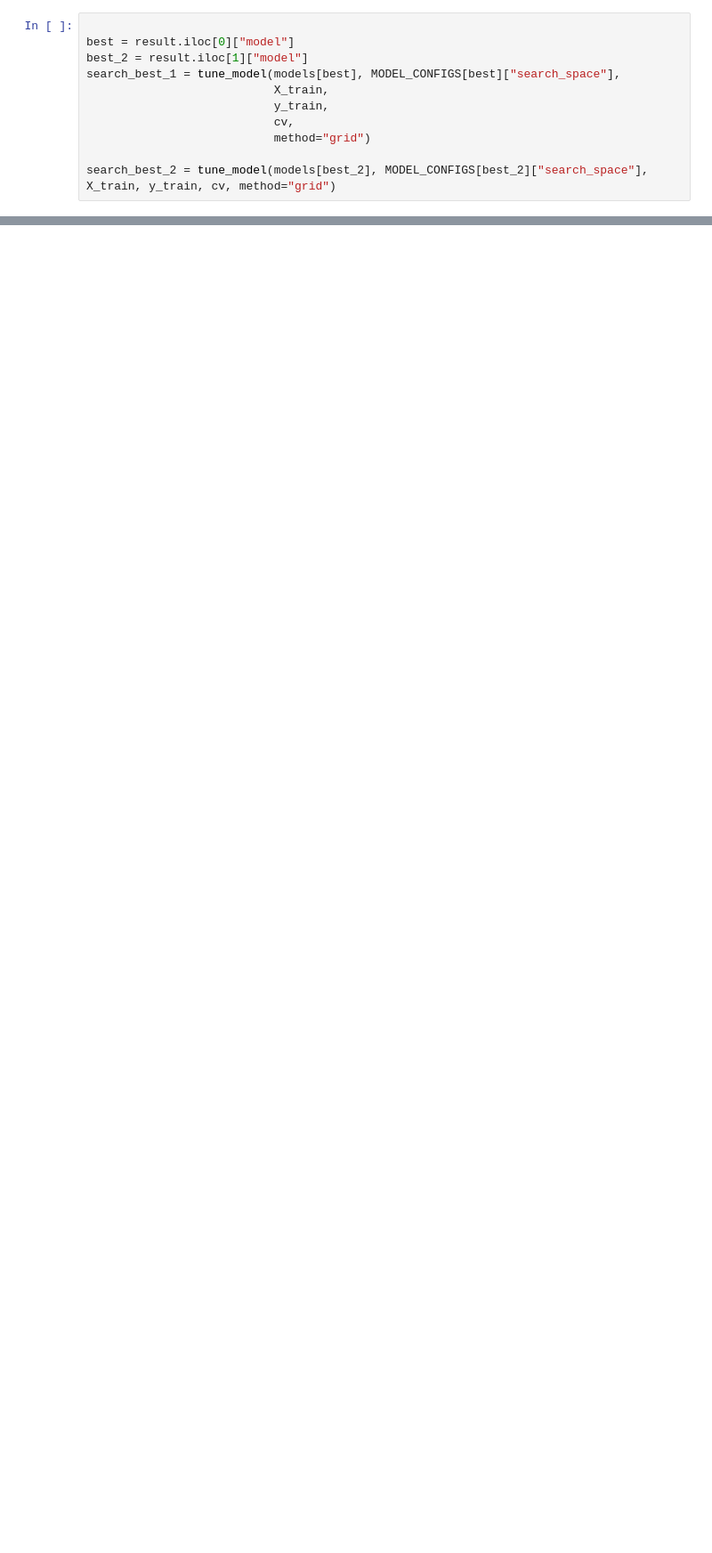
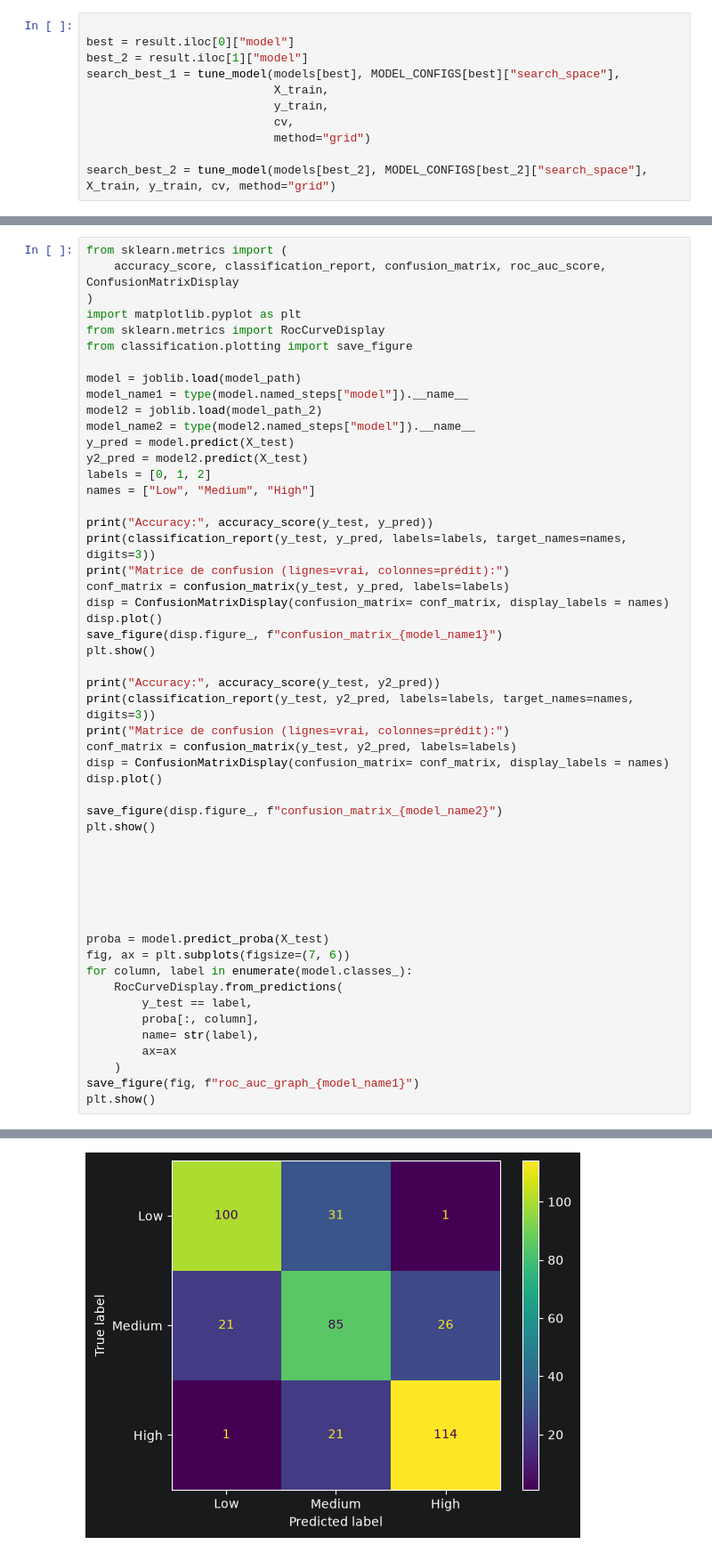
Before and after one commit to amineelhailaa/CampusEcho, a Jupyter notebook: notebooks/04_training_evaluation.ipynb, the cells around one changed output, grey strips where cells are left out. Shown at 89% size. Saved outputs shown, nothing was run; the diff lists cells and outputs as text; blank space fills up the shorter version.

```diff
--- a/notebooks/04_training_evaluation.ipynb
+++ b/notebooks/04_training_evaluation.ipynb
@@ -155,0 +68,53 @@ Matrice de confusion (lignes=vrai, colonnes=prédit):
+# %%
+from sklearn.metrics import (
+    accuracy_score, classification_report, confusion_matrix, roc_auc_score, ConfusionMatrixDisplay
+)
+import matplotlib.pyplot as plt
+from sklearn.metrics import RocCurveDisplay
+from classification.plotting import save_figure
+
+model = joblib.load(model_path)
+model_name1 = type(model.named_steps["model"]).__name__
+model2 = joblib.load(model_path_2)
+model_name2 = type(model2.named_steps["model"]).__name__
+y_pred = model.predict(X_test)
+y2_pred = model2.predict(X_test)
+labels = [0, 1, 2]
+names = ["Low", "Medium", "High"]
+
+print("Accuracy:", accuracy_score(y_test, y_pred))
+print(classification_report(y_test, y_pred, labels=labels, target_names=names, digits=3))
+print("Matrice de confusion (lignes=vrai, colonnes=prédit):")
+conf_matrix = confusion_matrix(y_test, y_pred, labels=labels)
+disp = ConfusionMatrixDisplay(confusion_matrix= conf_matrix, display_labels = names)
+disp.plot()
+save_figure(disp.figure_, f"confusion_matrix_{model_name1}")
+plt.show()
+
+print("Accuracy:", accuracy_score(y_test, y2_pred))
+print(classification_report(y_test, y2_pred, labels=labels, target_names=names, digits=3))
+print("Matrice de confusion (lignes=vrai, colonnes=prédit):")
+conf_matrix = confusion_matrix(y_test, y2_pred, labels=labels)
+disp = ConfusionMatrixDisplay(confusion_matrix= conf_matrix, display_labels = names)
+disp.plot()
+
+save_figure(disp.figure_, f"confusion_matrix_{model_name2}")
+plt.show()
+
+
+
+
+
+
+proba = model.predict_proba(X_test)
+fig, ax = plt.subplots(figsize=(7, 6))
+for column, label in enumerate(model.classes_):
+    RocCurveDisplay.from_predictions(
+        y_test == label,
+        proba[:, column],
+        name= str(label),
+        ax=ax
+    )
+save_figure(fig, f"roc_auc_graph_{model_name1}")
+plt.show()
+# %% [output]
@@ -155,0 +148 @@ Matrice de confusion (lignes=vrai, colonnes=prédit):
+[figure, added]
```
Also changed, not shown: parts of 8 cells of this notebook, 2 other files.
